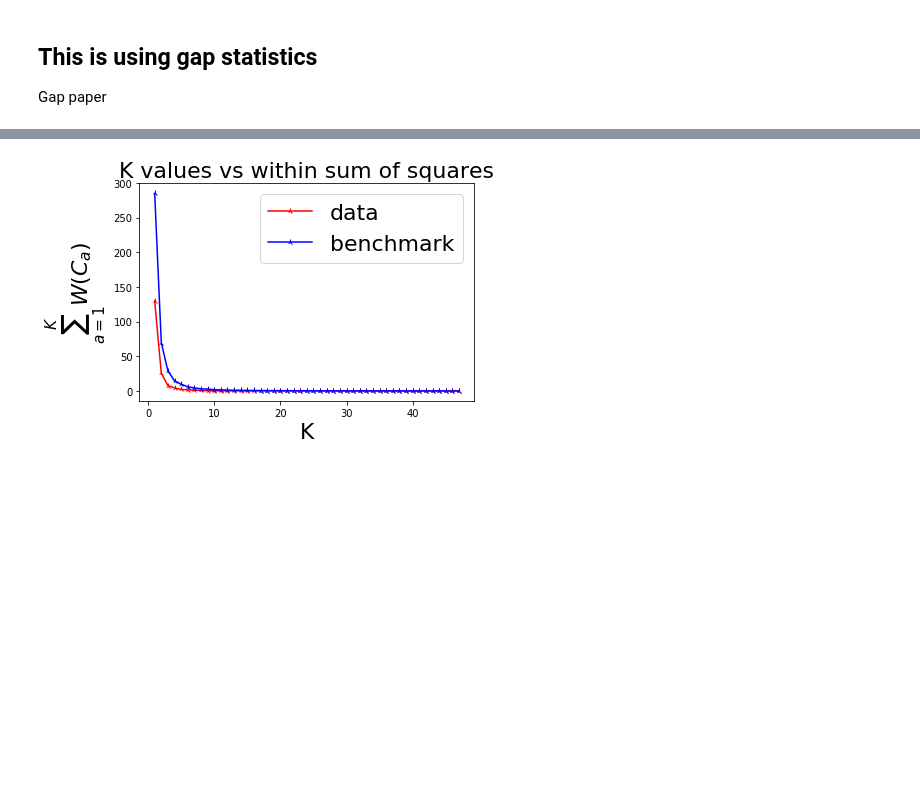
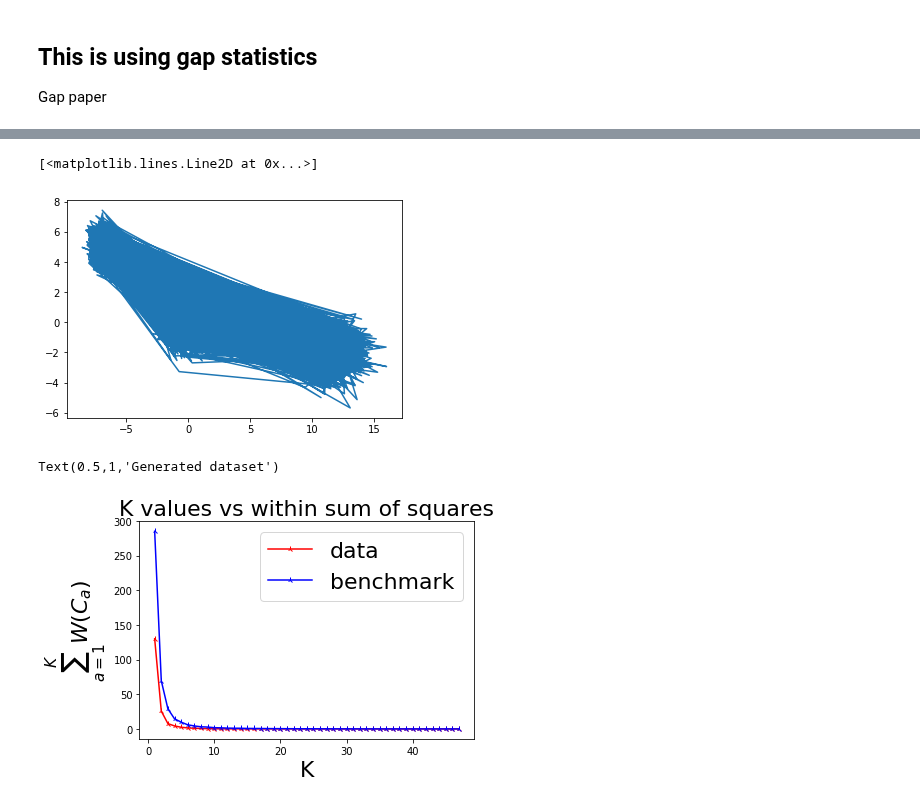
Before and after one commit to linsallyzhao/notebooks, a Jupyter notebook: ML_courseWork/Cluster_PCA.ipynb, the cells around one changed output, grey strips where cells are left out. Cells and saved outputs as stored; diff of their text form; code cells hidden in the pictures; blank space fills up the shorter version.

```diff
--- a/ML_courseWork/Cluster_PCA.ipynb
+++ b/ML_courseWork/Cluster_PCA.ipynb
@@ -294,0 +417,11 @@ def present_K_choice(sumMa, labelS=22, tS=22):
+# %%
+example = example.sample(frac=1).reset_index(drop=True)
+plt.plot(example['x'], example['y'])
+# %% [output]
+[<matplotlib.lines.Line2D at 0x...>]
+[figure, added]
+# %%
+plt.scatter(example['x'], example['y'], s=5, alpha=0.5)
+plt.title('Generated dataset', fontsize=22)
+# %% [output]
+Text(0.5,1,'Generated dataset')
```
Also changed, not shown: parts of 36 cells of this notebook, 6 other files.
